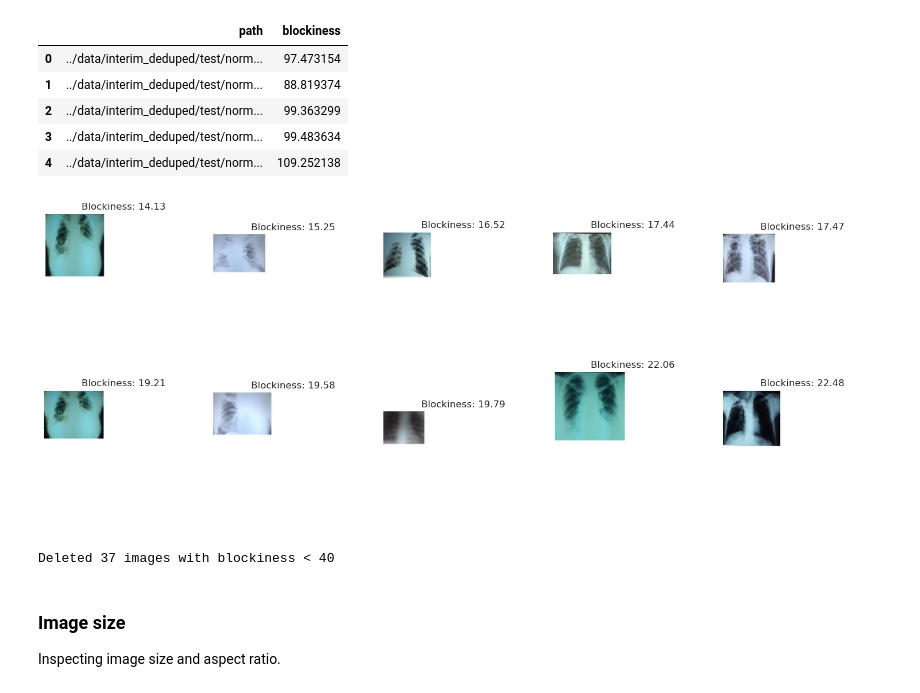
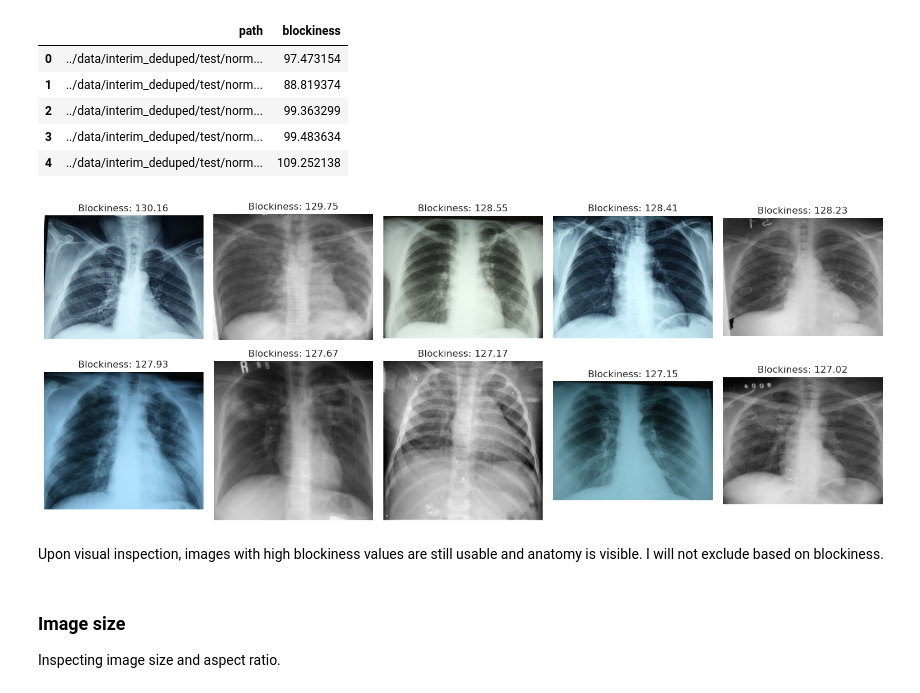
Before and after one commit to RamyGadalla/chest-xray-classification-ramygadalla, a Jupyter notebook: notebooks/01_ExploratoryDataAnaylsis.ipynb, the cells around one changed output. Drawn from its saved outputs; the diff is of its cells as text; code cells hidden in the pictures.

```diff
--- a/notebooks/01_ExploratoryDataAnaylsis.ipynb
+++ b/notebooks/01_ExploratoryDataAnaylsis.ipynb
@@ -377,35 +382,22 @@ block_df.head()
 | 4 | ../data/interim_deduped/test/norm... | 109.252138 |
 # %%
 
-top_block_df = block_df.sort_values("blockiness").head(10)
+top_block_df = block_df.sort_values("blockiness", ascending=False).head(10)
 
 fig, axes = plt.subplots(2, 5, figsize=(15, 6))
 
 for ax, (_, row) in zip(axes.flatten(), top_block_df.iterrows()):
     img = Image.open(row["path"])
     ax.imshow(img, cmap="gray")
     ax.set_title(f"Blockiness: {row['blockiness']:.2f}")
     ax.axis("off")
 
 plt.tight_layout()
 plt.show()
 # %% [output]
-[figure, old version]
+[figure, new version]
-# %%
-
-# Select paths to delete
-paths_to_delete = block_df.loc[block_df["blockiness"] < 40, "path"]
-
-deleted = 0
-for p in paths_to_delete:
-    fp = Path(p)
-    if fp.exists():
-        fp.unlink()
-        deleted += 1
-
-print(f"Deleted {deleted} images with blockiness < 40")
-# %% [output]
-Deleted 37 images with blockiness < 40
+# %% [markdown]
+Upon visual inspection, images with high blockiness values are still usable and anatomy is visible. I will not exclude based on blockiness.
 # %% [markdown]
 ### Image size
 Inspecting image size and aspect ratio.
```
Also changed, not shown: parts of 28 cells of this notebook.
